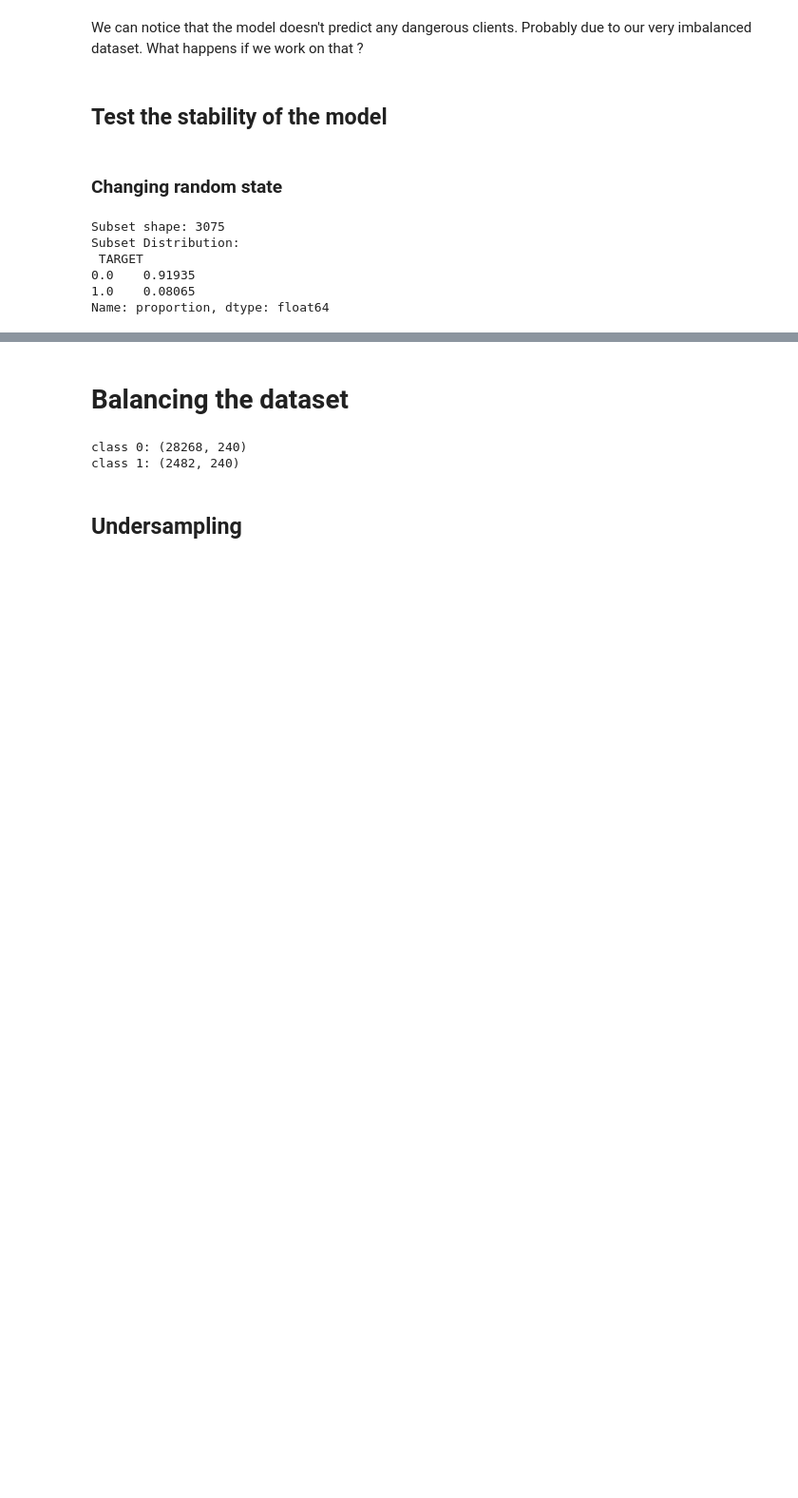
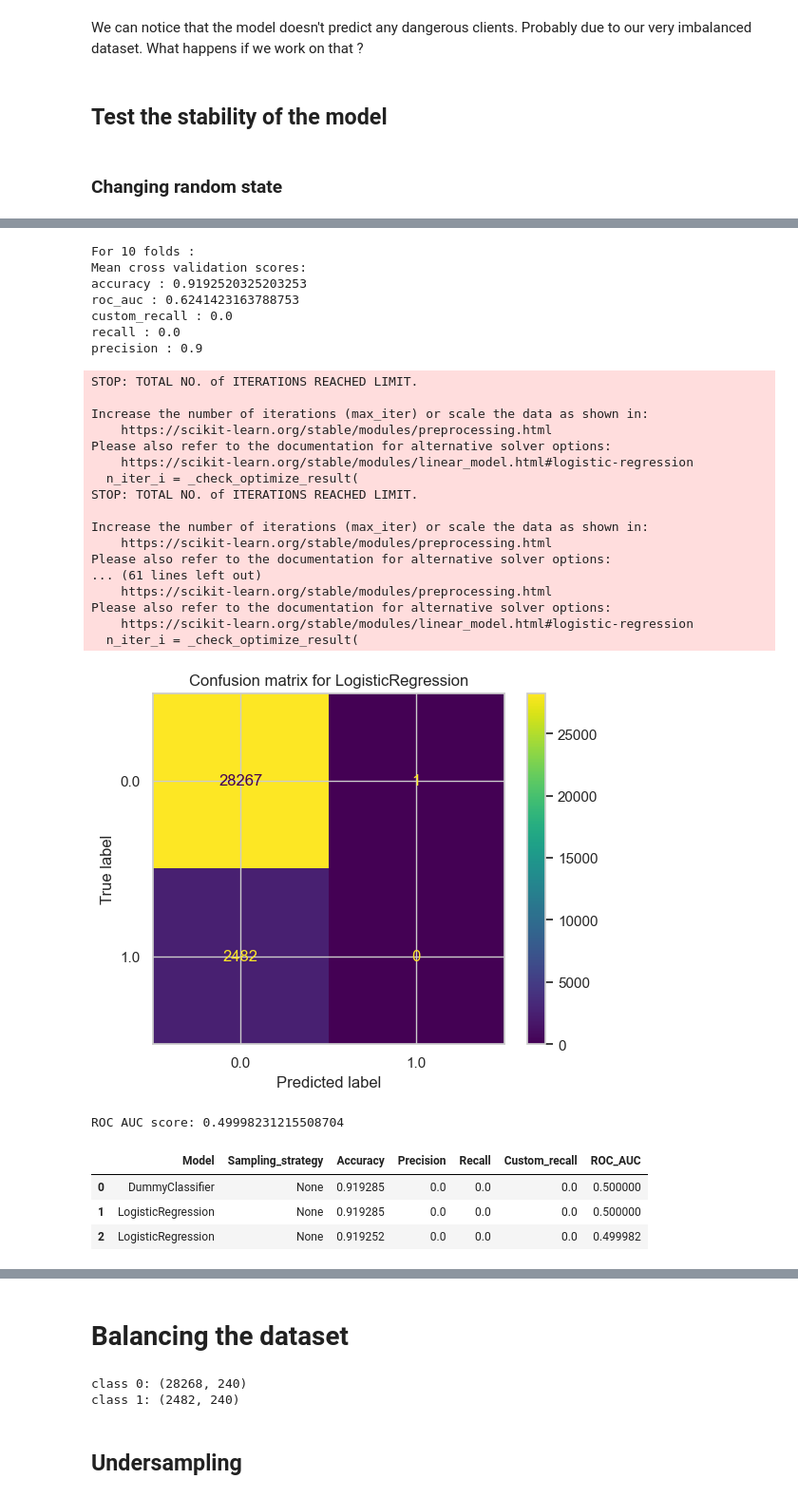
Before and after one commit to Laeti-dev/P4_Credit-Scoring-Model, a Jupyter notebook: ikusawa_laetitia_1_notebook_0824.ipynb, the cells around one changed output, grey strips where cells are left out. Shown at 95% size. Drawn from its saved outputs; the diff is of its cells as text; code cells hidden in the pictures; blank space fills up the shorter version.

```diff
--- a/ikusawa_laetitia_1_notebook_0824.ipynb
+++ b/ikusawa_laetitia_1_notebook_0824.ipynb
@@ -954,25 +1027,7 @@ We can notice that the model doesn't predict any dangerous clients. Probably due
 ## Test the stability of the model
 # %% [markdown]
 ### Changing random state
-# %%
-# create a subset using stratified sampling to keep the same distribution
-subset_test, _ = train_test_split(
-    train, test_size=0.9, stratify=train["TARGET"], random_state=19
-)
-
-# Distribution in the subset
-subset_distribution = subset_test["TARGET"].value_counts(normalize=True)
-print(
-    f"\nSubset shape: {subset_test.shape[0]}\nSubset Distribution:\n",
-    subset_distribution,
-)
-
-X_train = subset_test.drop(columns=["TARGET"])
-y_train = subset_test["TARGET"]
-# %% [output]
-Subset shape: 3075
-Subset Distribution:
- TARGET
-0.0    0.91935
-1.0    0.08065
-Name: proportion, dtype: float64
+# %%
+pipeline = Pipeline(steps=[("scaler", MinMaxScaler()), ("model", LogisticRegression())])
+results = train_model(X_random, y_random, model, results)
+# %% [output]
@@ -979,2 +1051,32 @@ Name: proportion, dtype: float64
+For 10 folds :
+Mean cross validation scores:
+accuracy : 0.9192520325203253
+roc_auc : 0.6241423163788753
+custom_recall : 0.0
+recall : 0.0
+precision : 0.9
+STOP: TOTAL NO. of ITERATIONS REACHED LIMIT.
+
+Increase the number of iterations (max_iter) or scale the data as shown in:
+    https://scikit-learn.org/stable/modules/preprocessing.html
+Please also refer to the documentation for alternative solver options:
+    https://scikit-learn.org/stable/modules/linear_model.html#logistic-regression
+  n_iter_i = _check_optimize_result(
+STOP: TOTAL NO. of ITERATIONS REACHED LIMIT.
+
+Increase the number of iterations (max_iter) or scale the data as shown in:
+    https://scikit-learn.org/stable/modules/preprocessing.html
+Please also refer to the documentation for alternative solver options:
+... (61 lines left out)
+    https://scikit-learn.org/stable/modules/preprocessing.html
+Please also refer to the documentation for alternative solver options:
+    https://scikit-learn.org/stable/modules/linear_model.html#logistic-regression
+  n_iter_i = _check_optimize_result(
+[figure, added]
+ROC AUC score: 0.49998231215508704
+|  | Model | Sampling_strategy | Accuracy | Precision | Recall | Custom_recall | ROC_AUC |
+| 0 | DummyClassifier | None | 0.919285 | 0.0 | 0.0 | 0.0 | 0.500000 |
+| 1 | LogisticRegression | None | 0.919285 | 0.0 | 0.0 | 0.0 | 0.500000 |
+| 2 | LogisticRegression | None | 0.919252 | 0.0 | 0.0 | 0.0 | 0.499982 |
 # %%
 pipeline = Pipeline(steps=[("scaler", MinMaxScaler()), ("model", LogisticRegression())])
```
Also changed, not shown: parts of 17 cells of this notebook.
